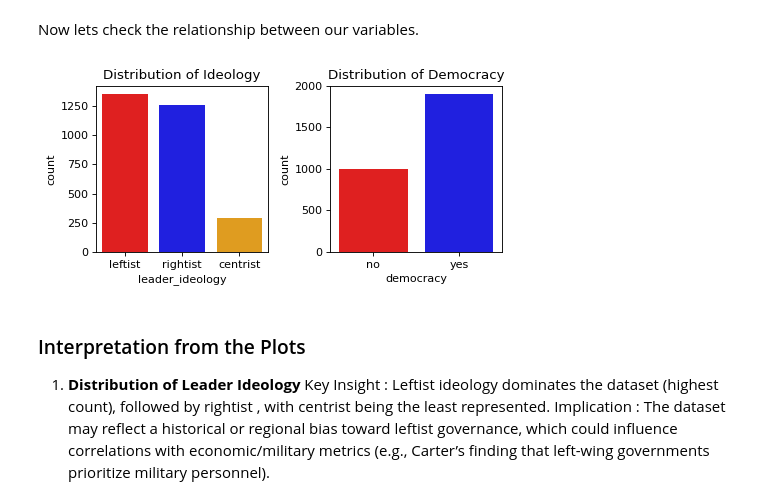
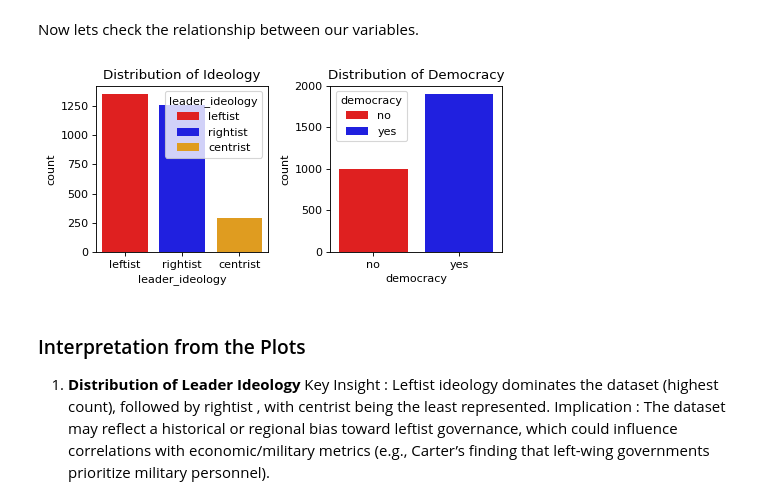
Before and after one commit to irmakoz1/ML1-HSLU, a Jupyter notebook: ML1-Project_TeamDraft_v2.ipynb, the cells around one changed output. Drawn from its saved outputs; the diff is of its cells as text; code cells hidden in the pictures.

```diff
--- a/ML1-Project_TeamDraft_v2.ipynb
+++ b/ML1-Project_TeamDraft_v2.ipynb
@@ -242,23 +243,27 @@ Now lets check the relationship between our variables.
 # %%
 fig, axes = plt.subplots(1, 2, figsize=(2 * 3, 3),dpi=80)   # 3 plots × 5 in wide × 4 in tall
 
 # ---  count-plot: leader_ideology ----------------------------------------
 sns.countplot(
-    data=df_log, x='leader_ideology', hue='leader_ideology', dodge=False, palette=['red', 'blue', 'orange'], legend=False, ax=axes[0]
+    data=df_log, x='leader_ideology', hue='leader_ideology', dodge=False, palette=['red', 'blue', 'orange'],
+#     legend=False,
+    ax=axes[0]
 )
 axes[0].set_title('Distribution of Ideology')
 
 # ---  count-plot: democracy ----------------------------------------------
 sns.countplot(
     data=df_log,
-    x='democracy', hue='democracy', dodge=False, palette=['red', 'blue'], legend=False, ax=axes[1]
+    x='democracy', hue='democracy', dodge=False, palette=['red', 'blue'],
+#     legend=False,
+    ax=axes[1]
 )
 axes[1].set_title('Distribution of Democracy')
 
 plt.tight_layout()
 plt.show()
 # %% [output]
-[figure, old version]
+[figure, new version]
 # %% [markdown]
 ### Interpretation from the Plots
 1. **Distribution of Leader Ideology**
```
Also changed, not shown: parts of 16 cells of this notebook.
